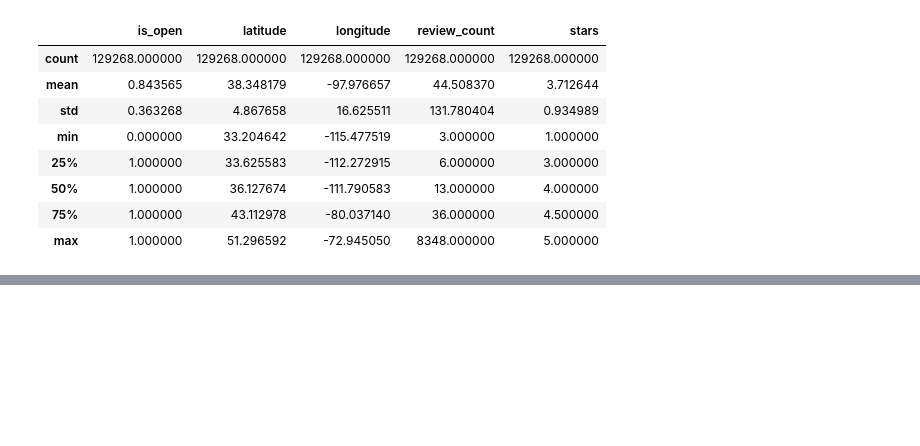
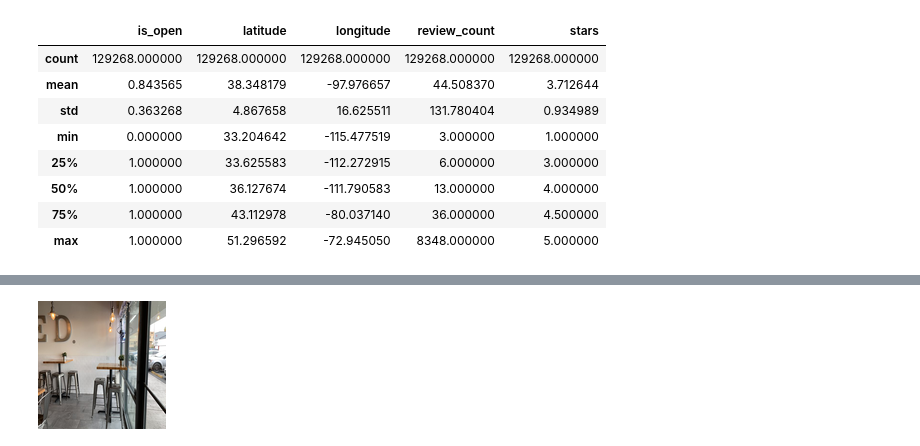
Before and after one commit to ck-unifr/yelp_dataset_challenge, a Jupyter notebook: notebooks/predict_star_ratings_with_photos.ipynb, the cells around one changed output, grey strips where cells are left out. Saved outputs shown, nothing was run; the diff lists cells and outputs as text; code cells hidden in the pictures; blank space fills up the shorter version.

```diff
--- a/notebooks/predict_star_ratings_with_photos.ipynb
+++ b/notebooks/predict_star_ratings_with_photos.ipynb
@@ -38,0 +108,14 @@ df_business.describe()
+# %%
+im1 = Image.open('../../data/yelp_photos/photos/{}.jpg'.format(df_merged_new['photo_id'].values[1]))
+# adjust width and height to your needs
+width = 128
+height = 128
+# use one of these filter options to resize the image
+#im2 = im1.resize((width, height), Image.NEAREST)      # use nearest neighbour
+#im3 = im1.resize((width, height), Image.BILINEAR)     # linear interpolation in a 2x2 environment
+#im4 = im1.resize((width, height), Image.BICUBIC)      # cubic spline interpolation in a 4x4 environment
+im5 = im1.resize((width, height), Image.ANTIALIAS)    # best down-sizing filter
+# %%
+im5
+# %% [output]
+[figure, added]
```
Also changed, not shown: parts of 17 cells of this notebook.
